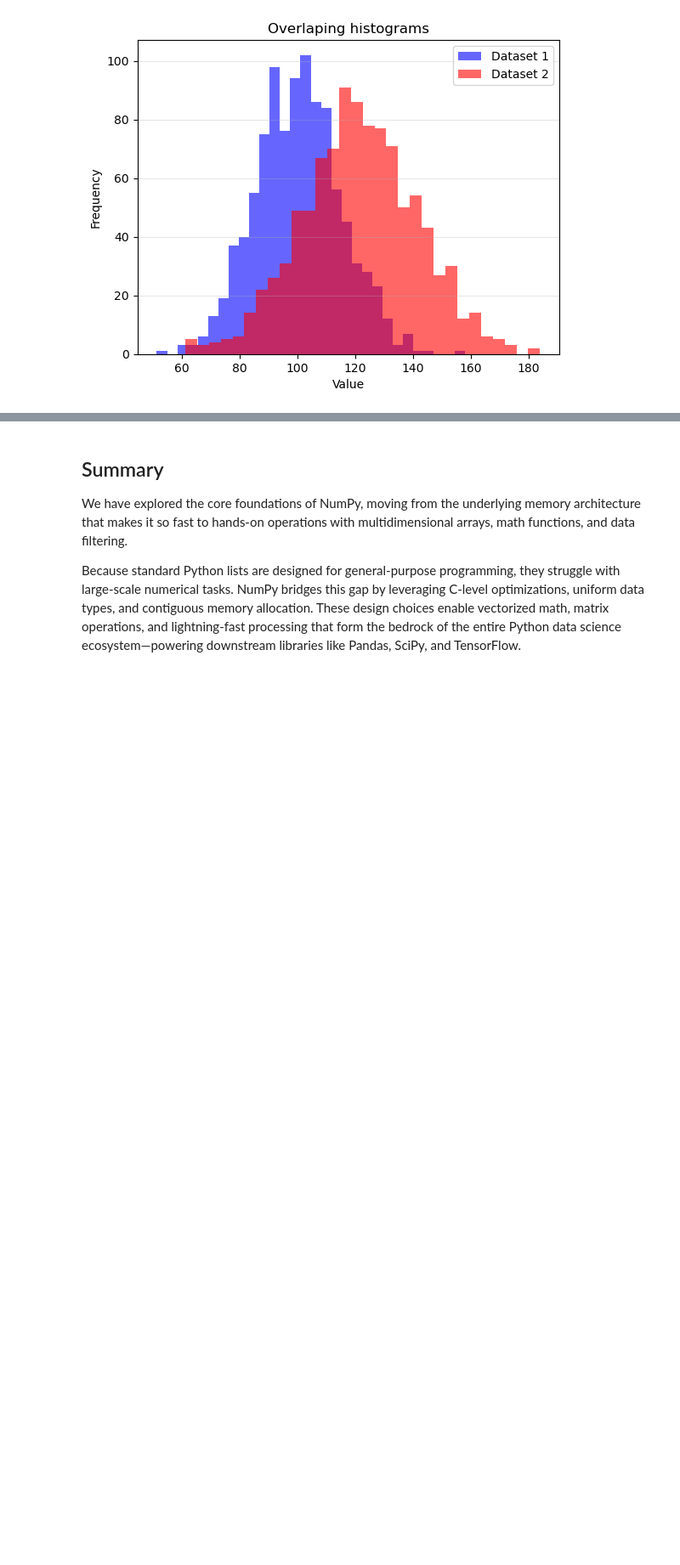
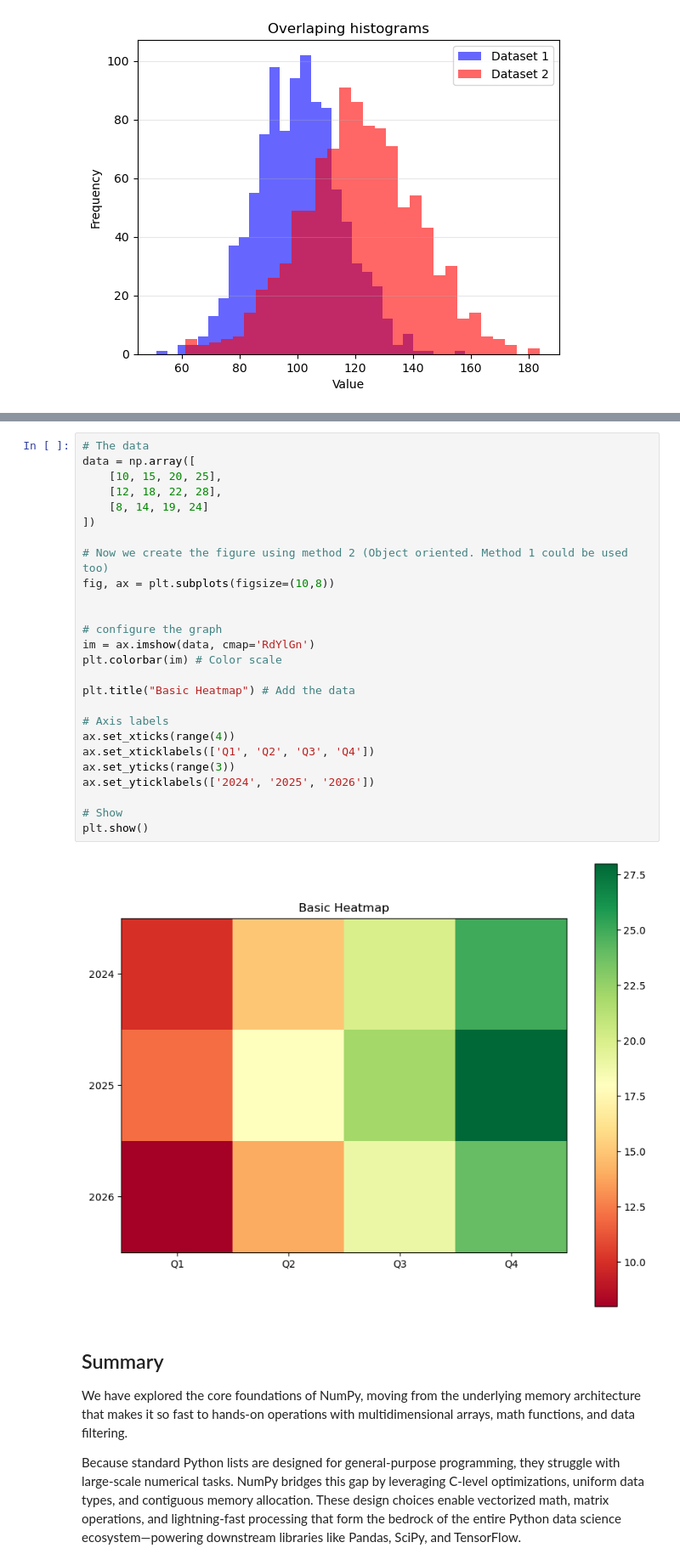
Before and after one commit to bizzaccelerator/Data-Science-Study-Notes, a Jupyter notebook: 7. Visualizing data.ipynb, the cells around one changed output, grey strips where cells are left out. Shown at 85% size. Cells and saved outputs as stored; diff of their text form; blank space fills up the shorter version.

```diff
--- a/7. Visualizing data.ipynb
+++ b/7. Visualizing data.ipynb
@@ -371,3 +414,31 @@ plt.show()
+# %%
+# The data
+data = np.array([
+    [10, 15, 20, 25],
+    [12, 18, 22, 28],
+    [8, 14, 19, 24]
+])
+
+# Now we create the figure using method 2 (Object oriented. Method 1 could be used too)
+fig, ax = plt.subplots(figsize=(10,8))
+
+
+# configure the graph
+im = ax.imshow(data, cmap='RdYlGn')
+plt.colorbar(im) # Color scale
+
+plt.title("Basic Heatmap") # Add the data
+
+# Axis labels
+ax.set_xticks(range(4))
+ax.set_xticklabels(['Q1', 'Q2', 'Q3', 'Q4'])
+ax.set_yticks(range(3))
+ax.set_yticklabels(['2024', '2025', '2026'])
+
+# Show
+plt.show()
+# %% [output]
+[figure, added]
 # %% [markdown]
 ## Summary
 We have explored the core foundations of NumPy, moving from the underlying memory architecture that makes it so fast to hands-on operations with multidimensional arrays, math functions, and data filtering.
```
Also changed, not shown: parts of 3 cells of this notebook.
